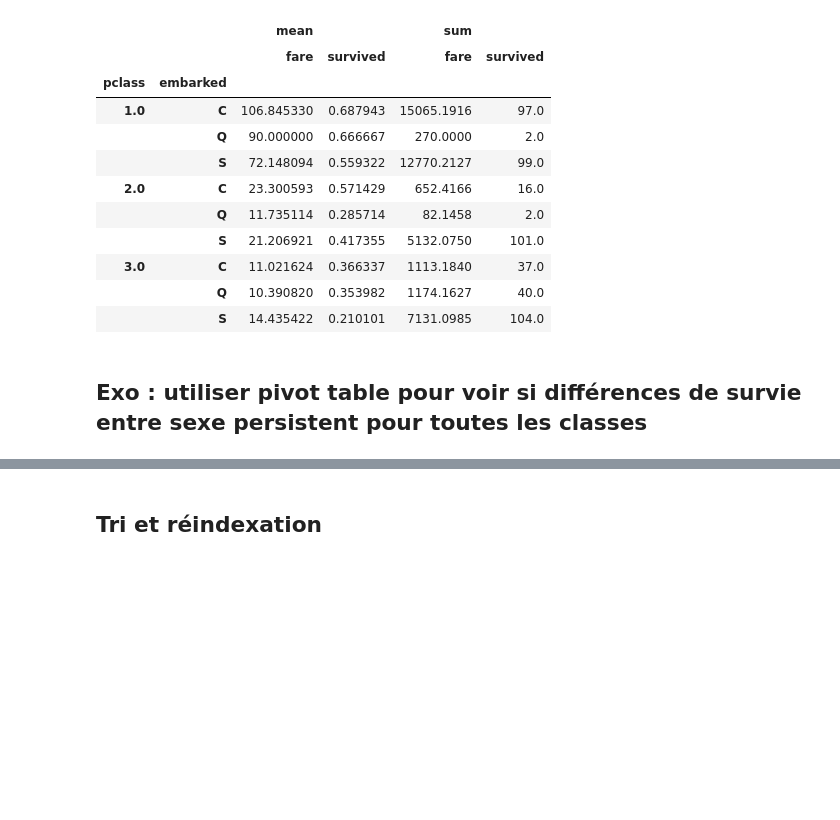
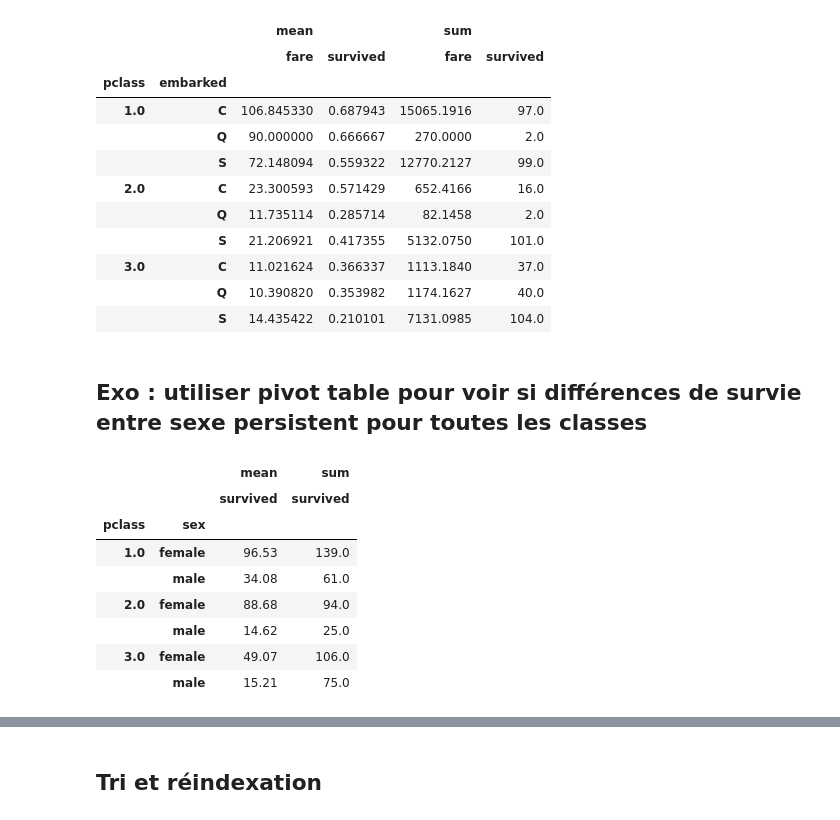
Before and after one commit to louiskuhn/IA-P3-Euskadi, a Jupyter notebook: Ressources/Python/1. Analyse de données/Intro à Pandas.ipynb, the cells around one changed output, grey strips where cells are left out. Drawn from its saved outputs; the diff is of its cells as text; code cells hidden in the pictures; blank space fills up the shorter version.

```diff
--- a/Ressources/Python/1. Analyse de données/Intro à Pandas.ipynb
+++ b/Ressources/Python/1. Analyse de données/Intro à Pandas.ipynb
@@ -705,3 +687,17 @@ titanic.pivot_table(index=["pclass","embarked"], values = ["fare", "survived"],
 |  | S | 14.435422 | 0.210101 | 7131.0985 | 104.0 |
 # %% [markdown]
 ## Exo : utiliser pivot table pour voir si différences de survie entre sexe persistent pour toutes les classes
+# %%
+res = titanic.pivot_table(index=["pclass","sex"], values = "survived", aggfunc = ['mean','sum'])
+res[('mean', 'survived')] = round(res[('mean', 'survived')]*100, 2)
+res
+# %% [output]
+|  |  | mean | sum |
+|  |  | survived | survived |
+| pclass | sex |  |  |
+| 1.0 | female | 96.53 | 139.0 |
+|  | male | 34.08 | 61.0 |
+| 2.0 | female | 88.68 | 94.0 |
+|  | male | 14.62 | 25.0 |
+| 3.0 | female | 49.07 | 106.0 |
+|  | male | 15.21 | 75.0 |
```
Also changed, not shown: parts of 22 cells of this notebook, 2 other files.
